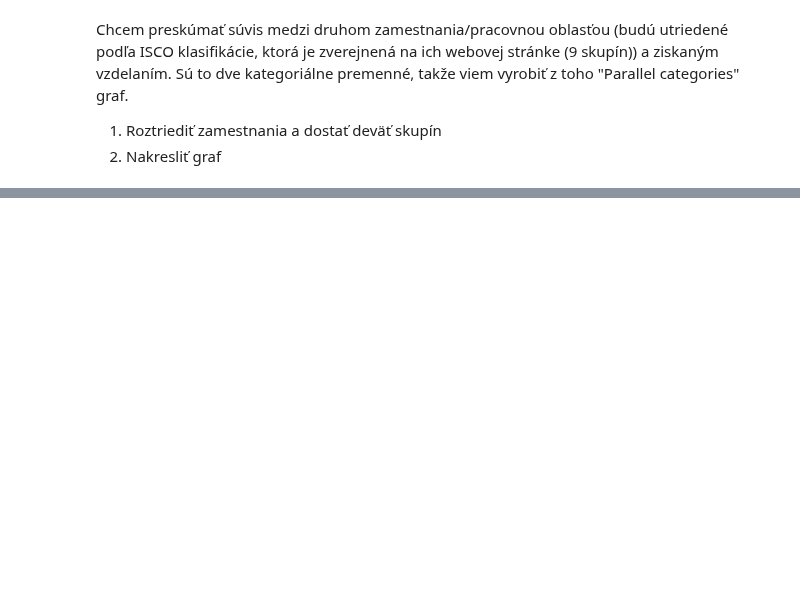
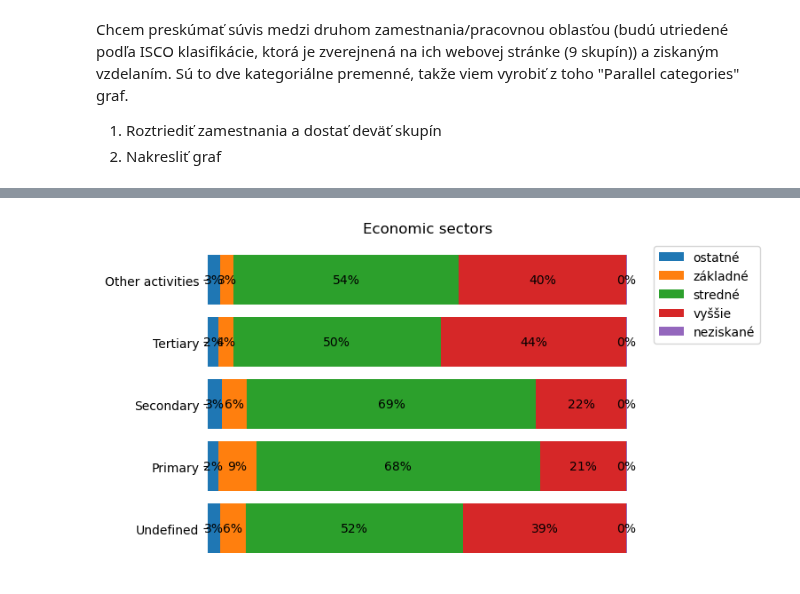
Before and after one commit to AndruKP/mathprofi-education, a Jupyter notebook: Oleksandr.ipynb, the cells around one changed output, grey strips where cells are left out. Saved outputs shown, nothing was run; the diff lists cells and outputs as text; code cells hidden in the pictures; blank space fills up the shorter version.

```diff
--- a/Oleksandr.ipynb
+++ b/Oleksandr.ipynb
@@ -174,7 +186,4 @@ display(table_for_parallel_cat.groupby('Ekonomický sektor').count())
 # %%
-d = {'Other activities': 49446, 'Primary': 64378, 'Secondary': 620614, 'Tertiary': 1427411, 'Undefined': 392042}
-
-def f(se):
-    return d.get(se)
+d = table4_pom.groupby('Ekonomický sektor (NACE - sekcie)')['abs.'].sum()
 # %%
-table_for_parallel_cat['Súčet vnútri sektora'] = table_for_parallel_cat['Ekonomický sektor'].apply(f)
+table4_pom['Súčet vnútri sektora'] = table4_pom['Ekonomický sektor (NACE - sekcie)'].map(d)
@@ -188,2 +190,10 @@ def groups_count(dv, svs):
+# %%
+grouped_table = table4_pom.groupby(['Súčet vnútri sektora', 'Druh vzdelania'])['abs.'].sum()
+
+def map_func(index1, index2):
+    return grouped_table[(index1, index2)]
 # %%
-table_for_parallel_cat['Súčet pre vzdelanie'] = table_for_parallel_cat.apply(lambda x: groups_count(x['Druh vzdelania'], x['Súčet vnútri sektora']), axis=1)
+table4_pom['Súčet pre vzdelanie'] = table4_pom.apply(lambda x: map_func(x['Súčet vnútri sektora'], x['Druh vzdelania']), axis=1)
+table4_pom['Percentage'] = table4_pom['Súčet pre vzdelanie'] * 100 / table4_pom['Súčet vnútri sektora']
+
+table4_pom.head(5)
@@ -194,26 +207,28 @@ table_for_parallel_cat
 # %%
-tmp_sectors = table_for_parallel_cat['Ekonomický sektor'].unique()
-tmp_education = table_for_parallel_cat['Druh vzdelania'].unique()
-# the first rectangles start at 0
+tmp_sectors = table4_pom['Ekonomický sektor (NACE - sekcie)'].unique()
+tmp_education = table4_pom['Druh vzdelania'].unique()
+
 starts = pd.Series([0] * tmp_sectors.shape[0])
-# create plot
+
 figure, axes = plt.subplots()
 
 # iterate through income groups
 for group in tmp_education:
     # select data for this income group from both regions
-    tmp_data = table_for_parallel_cat.query("`Druh vzdelania` == @group").drop_duplicates('Súčet pre vzdelanie')
+    tmp_data = table4_pom.query("`Druh vzdelania` == @group").drop_duplicates('Súčet pre vzdelanie')
     # plot
-    rectangles = axes.barh(y=tmp_data['Ekonomický sektor'], width=tmp_data['Percentage'], left=starts, label=group)
+    rectangles = axes.barh(y=tmp_data['Ekonomický sektor (NACE - sekcie)'], width=tmp_data['Percentage'], left=starts, label=group)
     # add labels
     axes.bar_label(rectangles, label_type='center', fmt="%.0f%%")
     # move starts by the size of each rectangle
     starts += tmp_data['Percentage'].reset_index(drop=True)
 
-axes.set_title('The sixth graph')
+axes.set_title('Economic sectors')
 axes.legend(bbox_to_anchor=(1, 1), loc=2)
 # hide plot frame and x-axis ticks
 axes.xaxis.set_visible(False)
 axes.set_frame_on(False)
 pass
+# %% [output]
+[figure, added]
 # %%
```
Also changed, not shown: parts of 33 cells of this notebook.
